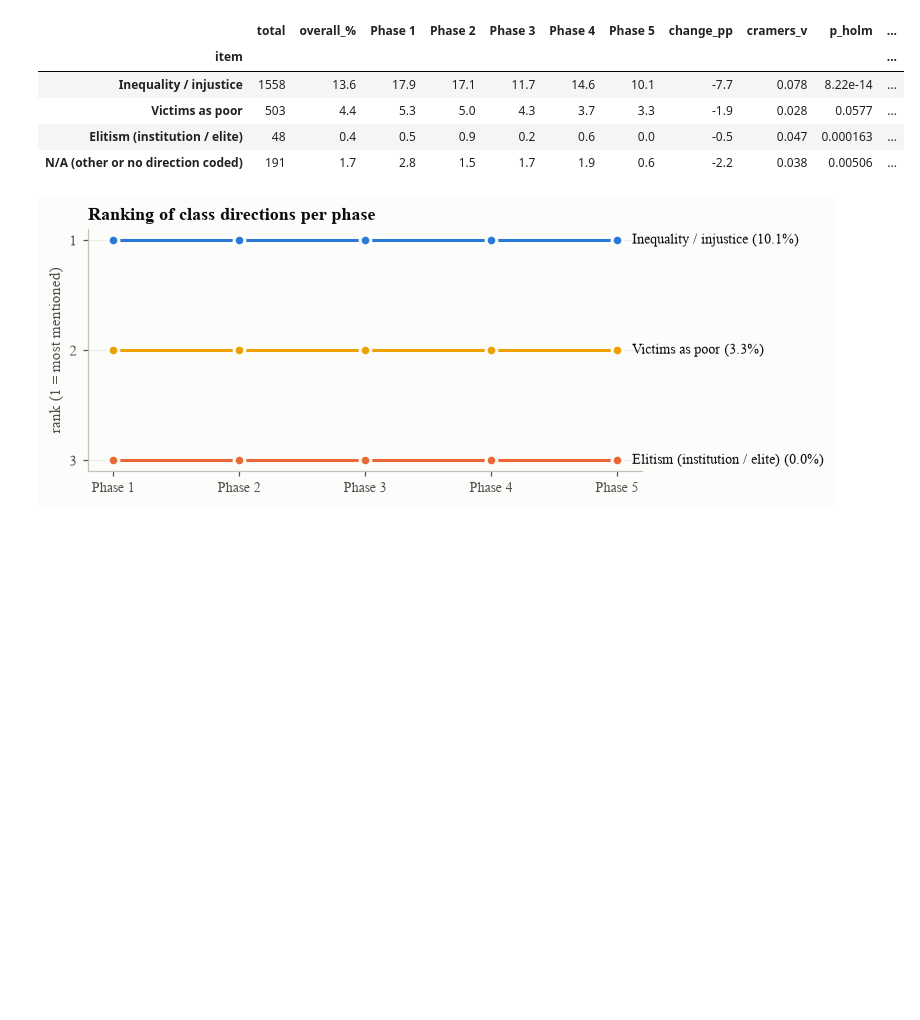
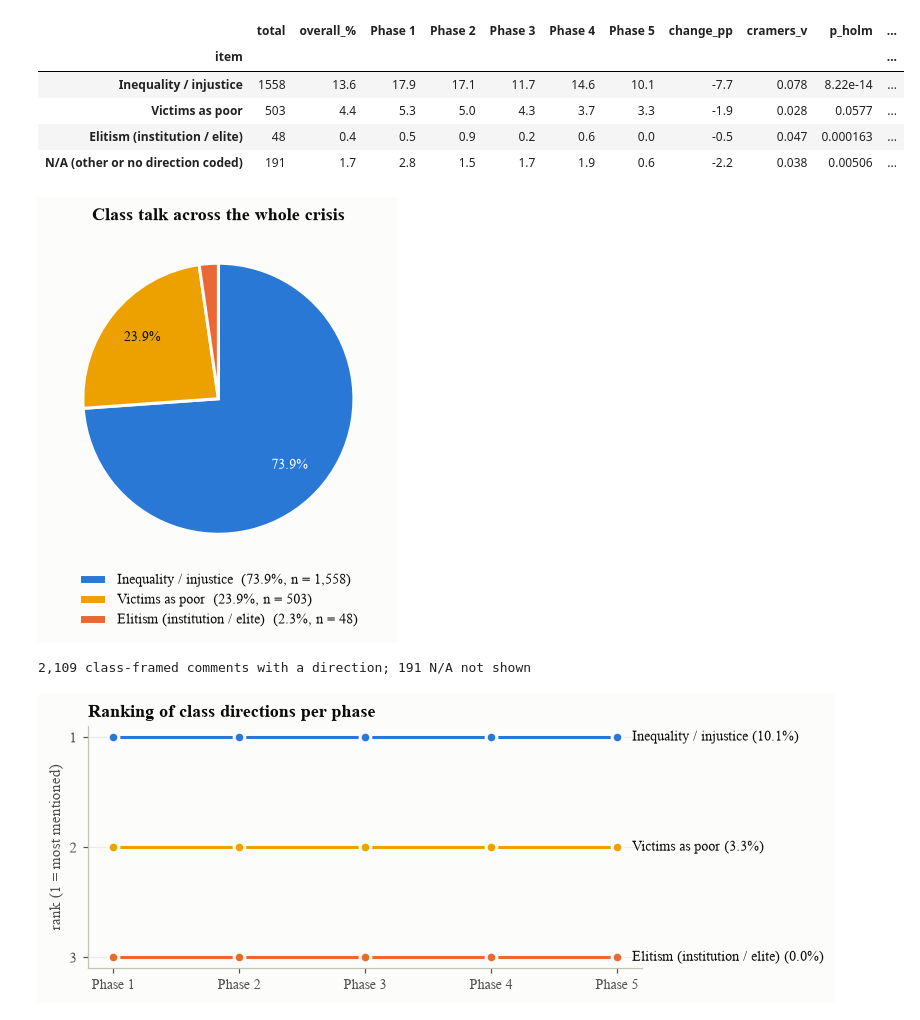
Before and after one commit to mbchavez27/crisis-management-analysis, a Jupyter notebook: 04-statistical-analysis/notebooks/03-findings.ipynb, the cells around one changed output. Cells and saved outputs as stored; diff of their text form; code cells hidden in the pictures; blank space fills up the shorter version.

```diff
--- a/04-statistical-analysis/notebooks/03-findings.ipynb
+++ b/04-statistical-analysis/notebooks/03-findings.ipynb
@@ -793,6 +800,28 @@ show(cls_split)
 | Victims as poor | 503 | 4.4 | 5.3 | 5.0 | 4.3 | 3.7 | 3.3 | -1.9 | 0.028 | 0.0577 | ... |
 | Elitism (institution / elite) | 48 | 0.4 | 0.5 | 0.9 | 0.2 | 0.6 | 0.0 | -0.5 | 0.047 | 0.000163 | ... |
 | N/A (other or no direction coded) | 191 | 1.7 | 2.8 | 1.5 | 1.7 | 1.9 | 0.6 | -2.2 | 0.038 | 0.00506 | ... |
+# %%
+# Whole-crisis class talk as a pie, same style as the Sta. Maria pie (N/A left out)
+CLS_PIE = ["Inequality / injustice", "Victims as poor", "Elitism (institution / elite)"]
+cls_pie = cls_split.loc[CLS_PIE, "total"]
+shares_pie = 100 * cls_pie / cls_pie.sum()
+fig, ax = plt.subplots(figsize=(5.2, 4))
+wedges, _, autotexts = ax.pie(cls_pie, colors=[SERIES[0], SERIES[3], SERIES[1]], startangle=90,
+                              counterclock=False, autopct=lambda p: f"{p:.1f}%" if p >= 5 else "",
+                              pctdistance=0.72, wedgeprops={"edgecolor": "#fcfcfb", "linewidth": 2})
+for t, w in zip(autotexts, cls_pie):
+    t.set_color("#ffffff" if w == cls_pie.max() else "#0b0b0b")
+    t.set_fontsize(9)
+ax.legend(wedges, [f"{k}  ({shares_pie[k]:.1f}%, n = {v:,})" for k, v in cls_pie.items()], loc="upper center",
+          bbox_to_anchor=(0.5, 0.02), ncol=1, fontsize=9)
+ax.set_title("Class talk across the whole crisis", loc="center")
+save(fig, "rq2_class_pie")
+plt.show()
+print(f"{int(cls_pie.sum()):,} class-framed comments with a direction; "
+      f"{int(cls_split.loc[CLASS_THEMES['NA'], 'total'])} N/A not shown")
+# %% [output]
+[figure, added]
+2,109 class-framed comments with a direction; 191 N/A not shown
 # %%
 # Ranking of the class directions in each phase (N/A left out)
 cls_rank = cls_split.loc[["Inequality / injustice", "Victims as poor", "Elitism (institution / elite)"]]
```
Also changed, not shown: parts of 3 cells of this notebook, 3 other files.
